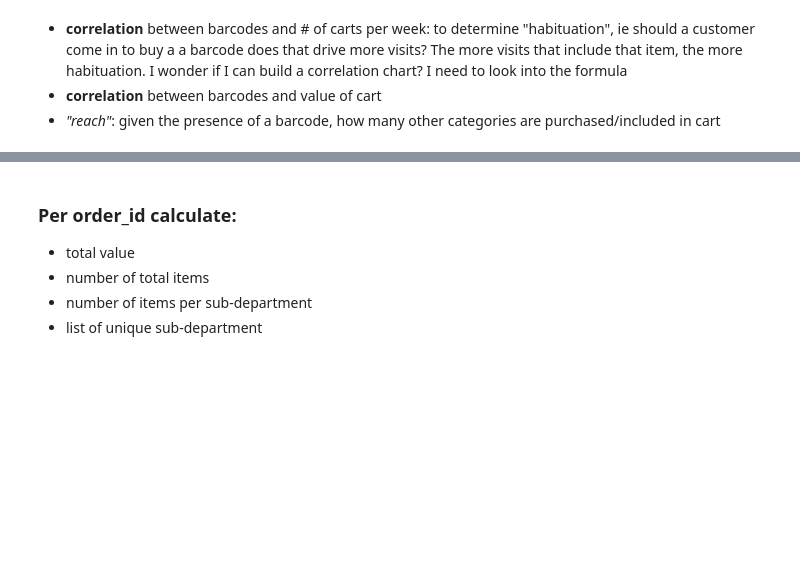
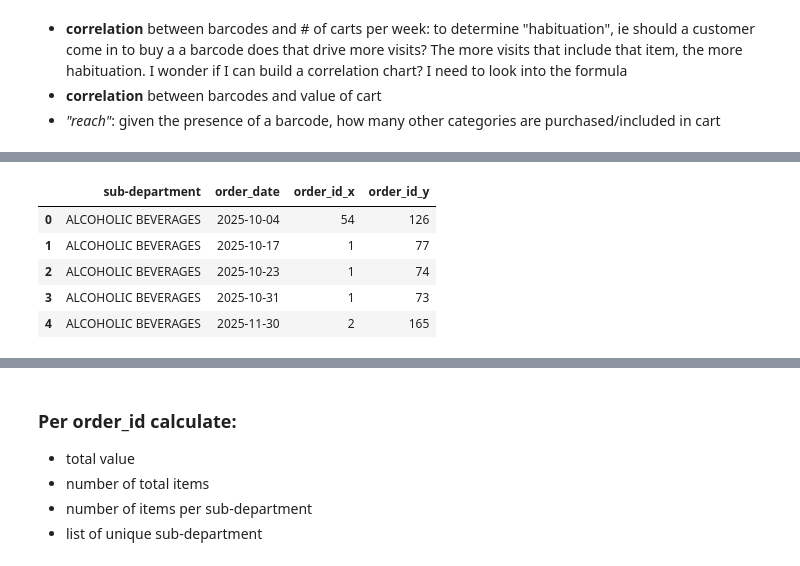
Before and after one commit to calleja/merchAnalysis, a Jupyter notebook: cart_analysis/cart_analysis.ipynb, the cells around one changed output, grey strips where cells are left out. Drawn from its saved outputs; the diff is of its cells as text; code cells hidden in the pictures; blank space fills up the shorter version.

```diff
--- a/cart_analysis/cart_analysis.ipynb
+++ b/cart_analysis/cart_analysis.ipynb
@@ -184,0 +212,10 @@ df.shape
+# %%
+#TODO: validate the two calculated columns here
+df_final.head()
+# %% [output]
+|  | sub-department | order_date | order_id_x | order_id_y |
+| 0 | ALCOHOLIC BEVERAGES | 2025-10-04 | 54 | 126 |
+| 1 | ALCOHOLIC BEVERAGES | 2025-10-17 | 1 | 77 |
+| 2 | ALCOHOLIC BEVERAGES | 2025-10-23 | 1 | 74 |
+| 3 | ALCOHOLIC BEVERAGES | 2025-10-31 | 1 | 73 |
+| 4 | ALCOHOLIC BEVERAGES | 2025-11-30 | 2 | 165 |
```
Also changed, not shown: parts of 10 cells of this notebook, 1 other file.
